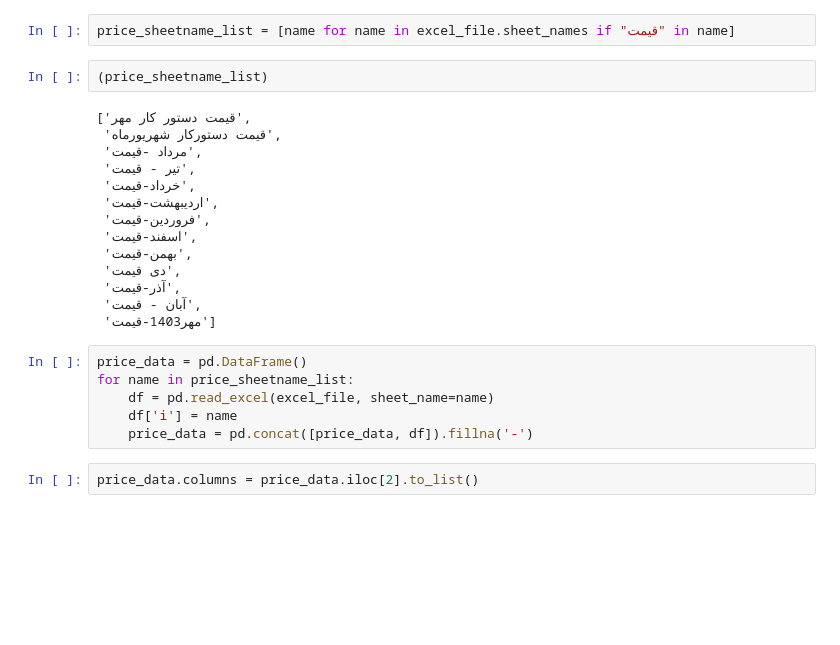
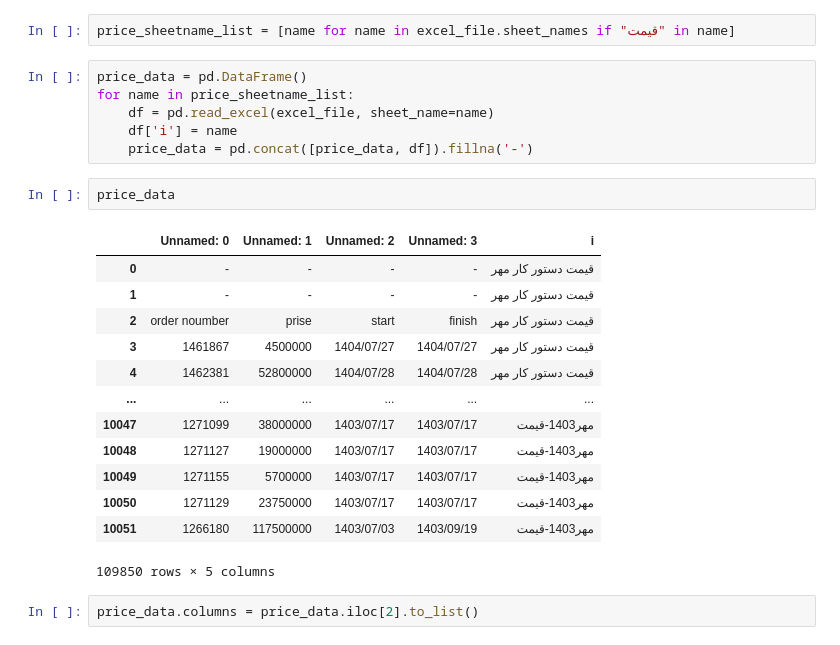
Before and after one commit to hamidhat45-boop/rahdari, a Jupyter notebook: notebook.ipynb, the cells around one changed output. Drawn from its saved outputs; the diff is of its cells as text; blank space fills up the shorter version.

```diff
--- a/notebook.ipynb
+++ b/notebook.ipynb
@@ -67,28 +67,28 @@ tamirat_data['sub system'].value_counts().to_frame().to_excel('cleaned_data/coun
 ### Price and Open-Close Analysis
 # %%
 price_sheetname_list = [name for name in excel_file.sheet_names if "قیمت" in name]
-# %%
-(price_sheetname_list)
-# %% [output]
-['قیمت دستور کار مهر',
- 'قیمت دستورکار شهریورماه',
- 'مرداد -قیمت',
- 'تیر - قیمت',
- 'خرداد-قیمت',
- 'اردیبهشت-قیمت',
- 'فروردین-قیمت',
- 'اسفند-قیمت',
- 'بهمن-قیمت',
- 'دی قیمت',
- 'آذر-قیمت',
- 'آبان - قیمت',
- 'مهر1403-قیمت']
 # %%
 price_data = pd.DataFrame()
 for name in price_sheetname_list:
     df = pd.read_excel(excel_file, sheet_name=name)
     df['i'] = name
     price_data = pd.concat([price_data, df]).fillna('-')
+# %%
+price_data
+# %% [output]
+|  | Unnamed: 0 | Unnamed: 1 | Unnamed: 2 | Unnamed: 3 | i |
+| 0 | - | - | - | - | قیمت دستور کار مهر |
+| 1 | - | - | - | - | قیمت دستور کار مهر |
+| 2 | order noumber | prise | start | finish | قیمت دستور کار مهر |
+| 3 | 1461867 | 4500000 | 1404/07/27 | 1404/07/27 | قیمت دستور کار مهر |
+| 4 | 1462381 | 52800000 | 1404/07/28 | 1404/07/28 | قیمت دستور کار مهر |
+| ... | ... | ... | ... | ... | ... |
+| 10047 | 1271099 | 38000000 | 1403/07/17 | 1403/07/17 | مهر1403-قیمت |
+| 10048 | 1271127 | 19000000 | 1403/07/17 | 1403/07/17 | مهر1403-قیمت |
+| 10049 | 1271155 | 5700000 | 1403/07/17 | 1403/07/17 | مهر1403-قیمت |
+| 10050 | 1271129 | 23750000 | 1403/07/17 | 1403/07/17 | مهر1403-قیمت |
+| 10051 | 1266180 | 117500000 | 1403/07/03 | 1403/09/19 | مهر1403-قیمت |
+109850 rows × 5 columns
 # %%
 price_data.columns = price_data.iloc[2].to_list()
 # %%
```
Also changed, not shown: parts of 5 cells of this notebook, 3 other files.
